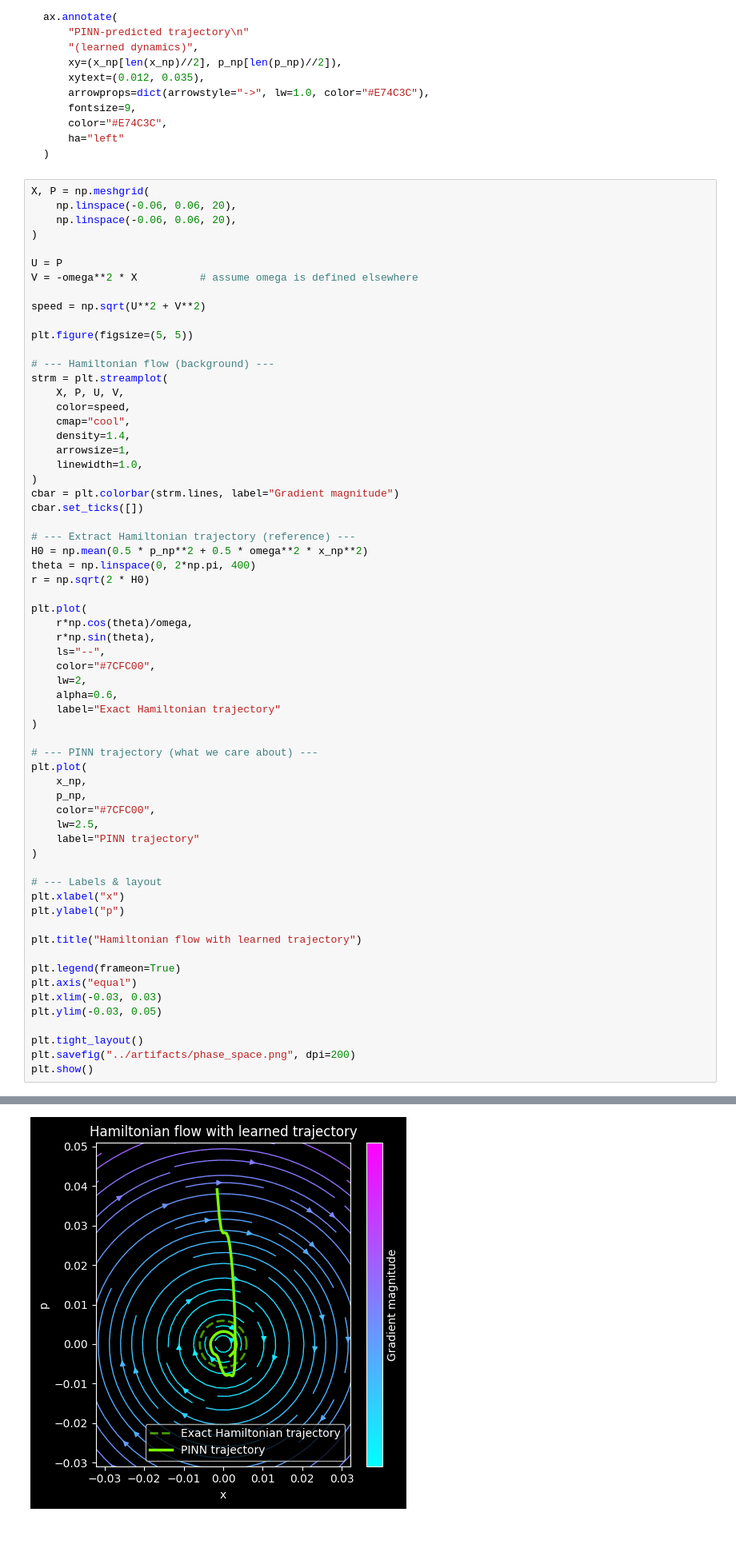
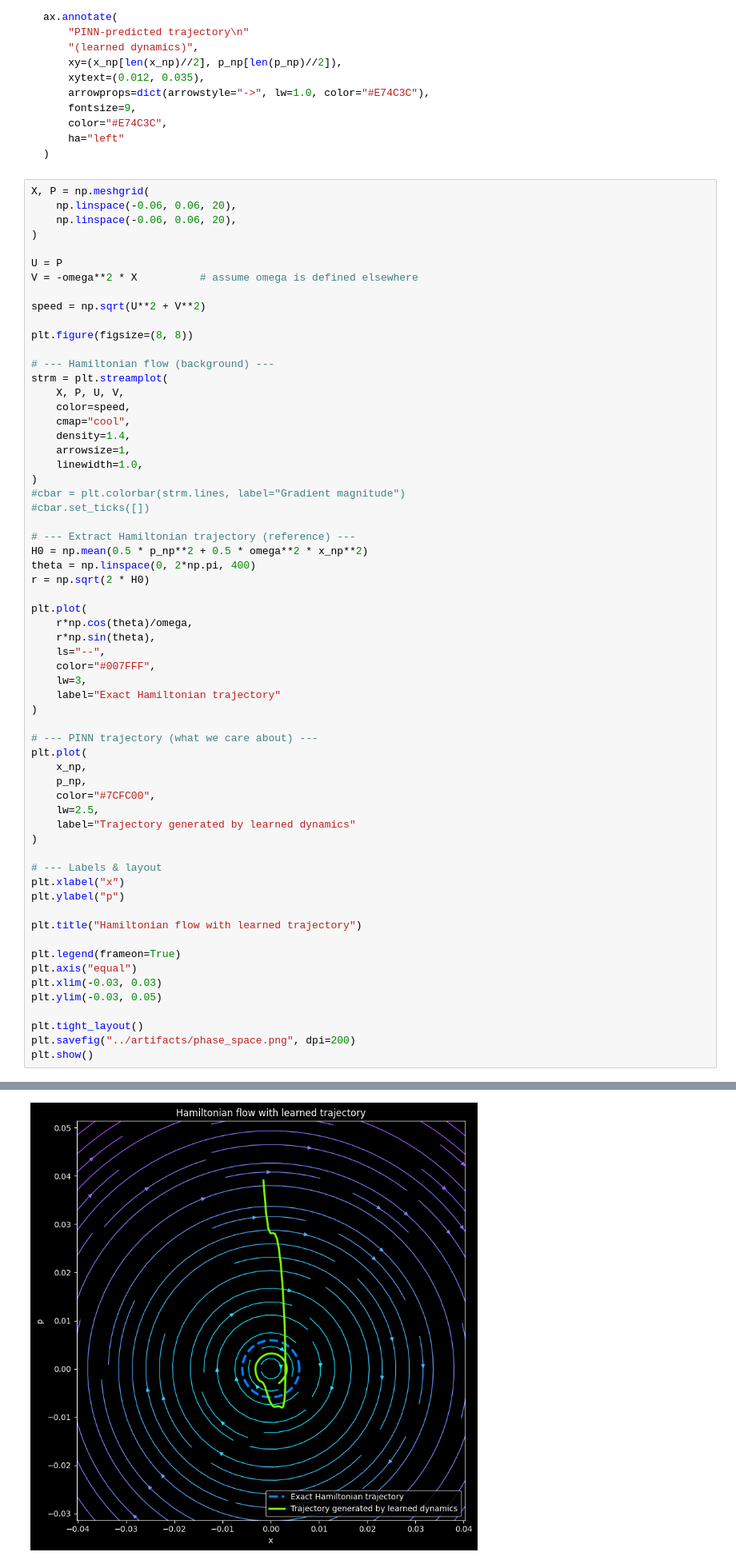
Before and after one commit to Scriber-Labs/lf-pinn-harmonic-oscillator, a Jupyter notebook: notebooks/demo.ipynb, the cells around one changed output, grey strips where cells are left out. Shown at 80% size. Cells and saved outputs as stored; diff of their text form; blank space fills up the shorter version.

```diff
--- a/notebooks/demo.ipynb
+++ b/notebooks/demo.ipynb
@@ -216,7 +216,7 @@ V = -omega**2 * X          # assume omega is defined elsewhere
 
 speed = np.sqrt(U**2 + V**2)
 
-plt.figure(figsize=(5, 5))
+plt.figure(figsize=(8, 8))
 
 # --- Hamiltonian flow (background) ---
 strm = plt.streamplot(
@@ -227,8 +227,8 @@ strm = plt.streamplot(
     arrowsize=1,
     linewidth=1.0,
 )
-cbar = plt.colorbar(strm.lines, label="Gradient magnitude")
-cbar.set_ticks([])
+#cbar = plt.colorbar(strm.lines, label="Gradient magnitude")
+#cbar.set_ticks([])
 
 # --- Extract Hamiltonian trajectory (reference) ---
 H0 = np.mean(0.5 * p_np**2 + 0.5 * omega**2 * x_np**2)
@@ -239,36 +239,35 @@ plt.plot(
     r*np.cos(theta)/omega,
     r*np.sin(theta),
     ls="--",
-    color="#7CFC00",
-    lw=2,
-    alpha=0.6,
+    color="#007FFF",
+    lw=3,
     label="Exact Hamiltonian trajectory"
 )
 
 # --- PINN trajectory (what we care about) ---
 plt.plot(
     x_np,
     p_np,
     color="#7CFC00",
     lw=2.5,
-    label="PINN trajectory"
+    label="Trajectory generated by learned dynamics"
 )
 
 # --- Labels & layout
 plt.xlabel("x")
 plt.ylabel("p")
 
 plt.title("Hamiltonian flow with learned trajectory")
 
 plt.legend(frameon=True)
 plt.axis("equal")
 plt.xlim(-0.03, 0.03)
 plt.ylim(-0.03, 0.05)
 
 plt.tight_layout()
 plt.savefig("../artifacts/phase_space.png", dpi=200)
 plt.show()
 # %% [output]
 Ignoring fixed x limits to fulfill fixed data aspect with adjustable data limits.
 Ignoring fixed y limits to fulfill fixed data aspect with adjustable data limits.
-[figure, old version]
+[figure, new version]
```
Also changed, not shown: parts of 5 cells of this notebook, 4 other files.
